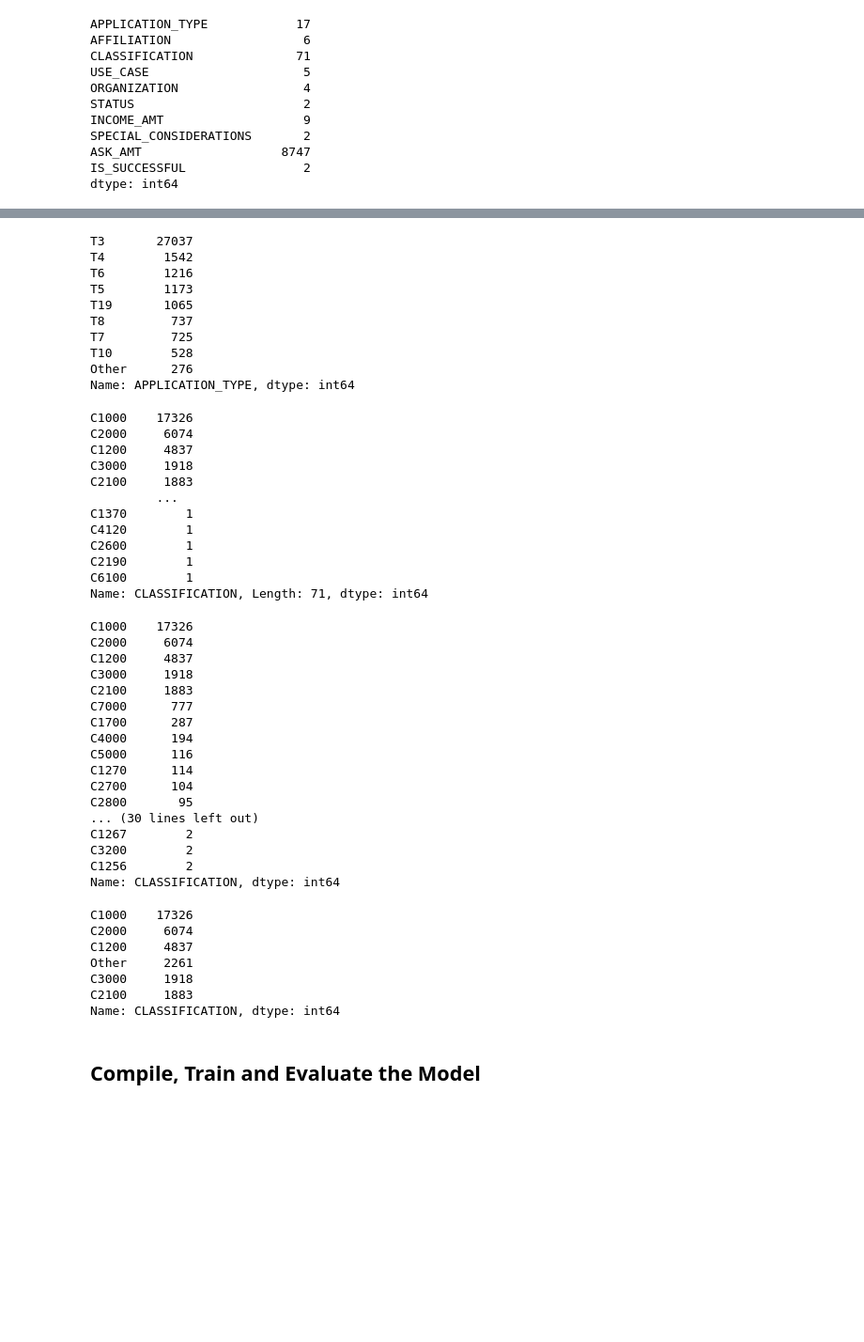
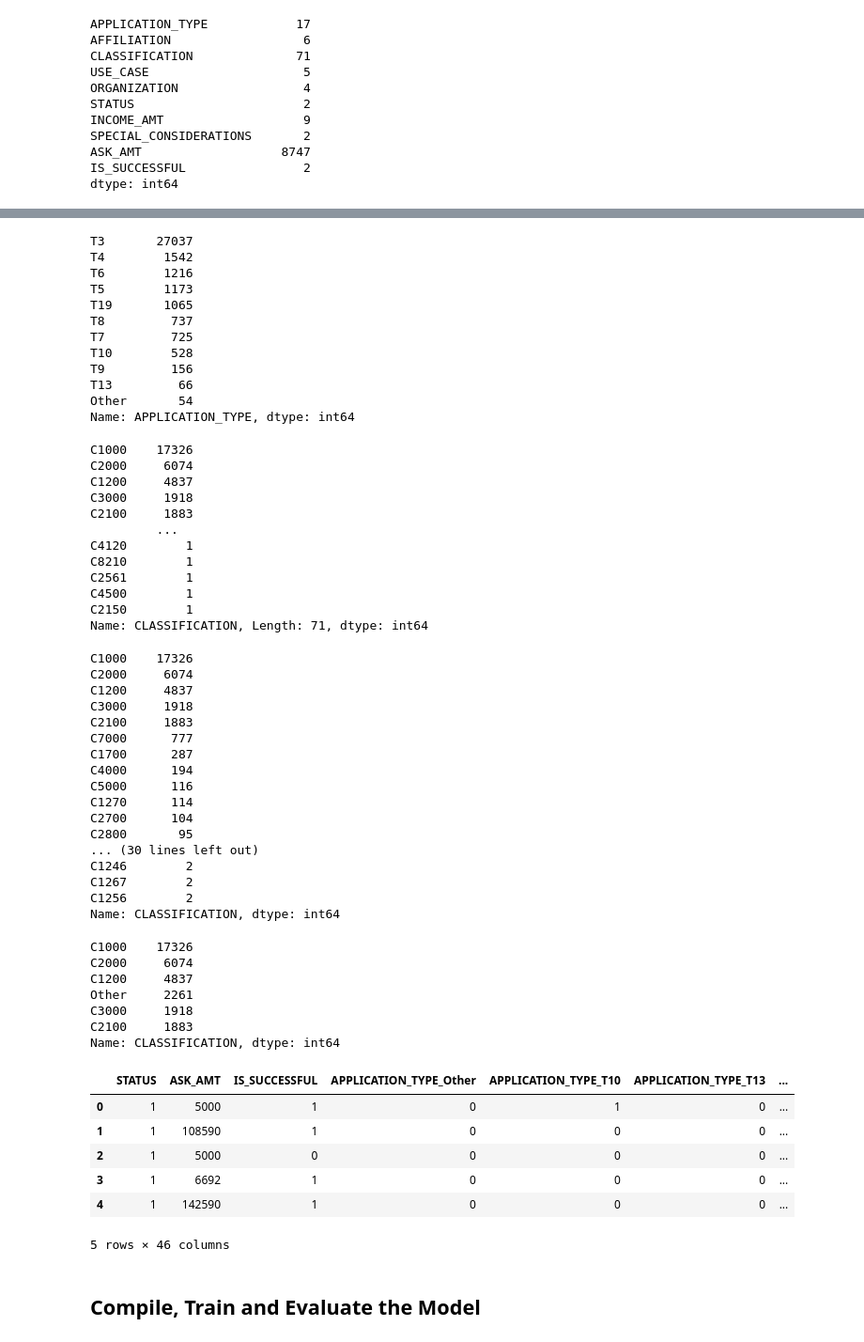
Before and after one commit to ryankracaw/deep-learning-challenge, a Jupyter notebook: Kracaw_Code.ipynb, the cells around one changed output, grey strips where cells are left out. Shown: that part at 94% size. Cells and saved outputs as stored; diff of their text form; code cells hidden in the pictures; blank space fills up the shorter version.

```diff
--- a/Kracaw_Code.ipynb
+++ b/Kracaw_Code.ipynb
@@ -38,7 +53,8 @@ IS_SUCCESSFUL                2
 dtype: int64
 # %%
 # Look at APPLICATION_TYPE value counts for binning
-#  YOUR CODE GOES HERE
+app_type_counts = application_df['APPLICATION_TYPE'].value_counts()
+app_type_counts
 # %% [output]
 T3     27037
 T4      1542
@@ -61,7 +77,8 @@ Name: APPLICATION_TYPE, dtype: int64
 # %%
 # Choose a cutoff value and create a list of application types to be replaced
 # use the variable name `application_types_to_replace`
-#  YOUR CODE GOES HERE
+application_types_to_replace = list(app_type_counts.iloc[10:].index)
+cutoff_value = 66
 
 # Replace in dataframe
 for app in application_types_to_replace:
@@ -78,11 +95,15 @@ T19       1065
 T8         737
 T7         725
 T10        528
-Other      276
+T9         156
+T13         66
+Other       54
 Name: APPLICATION_TYPE, dtype: int64
 # %%
 # Look at CLASSIFICATION value counts for binning
-#  YOUR CODE GOES HERE
+# Look at CLASSIFICATION value counts for binning
+classification_types = application_df['CLASSIFICATION'].value_counts()
+classification_types
 # %% [output]
 C1000    17326
 C2000     6074
@@ -90,15 +111,16 @@ C1200     4837
 C3000     1918
 C2100     1883
          ...
-C1370        1
 C4120        1
-C2600        1
-C2190        1
-C6100        1
+C8210        1
+C2561        1
+C4500        1
+C2150        1
 Name: CLASSIFICATION, Length: 71, dtype: int64
 # %%
 # You may find it helpful to look at CLASSIFICATION value counts >1
-#  YOUR CODE GOES HERE
+classifications_cleaned = classification_types.loc[classification_types > 1]
+classifications_cleaned
 # %% [output]
 C1000    17326
 C2000     6074
@@ -113,14 +135,15 @@ C1270      114
 C2700      104
 C2800       95
 ... (30 lines left out)
+C1246        2
 C1267        2
-C3200        2
 C1256        2
 Name: CLASSIFICATION, dtype: int64
 # %%
 # Choose a cutoff value and create a list of classifications to be replaced
 # use the variable name `classifications_to_replace`
-#  YOUR CODE GOES HERE
+classifications_to_replace = list(classification_types.iloc[5:].index)
+cutoff_value_classifications = 1883
 
 # Replace in dataframe
 for cls in classifications_to_replace:
@@ -138,6 +161,15 @@ C2100     1883
 Name: CLASSIFICATION, dtype: int64
 # %%
 # Convert categorical data to numeric with `pd.get_dummies`
-#  YOUR CODE GOES HERE
+dummies = pd.get_dummies(application_df)
+dummies.head()
+# %% [output]
+|  | STATUS | ASK_AMT | IS_SUCCESSFUL | APPLICATION_TYPE_Other | APPLICATION_TYPE_T10 | APPLICATION_TYPE_T13 | ... |
+| 0 | 1 | 5000 | 1 | 0 | 1 | 0 | ... |
+| 1 | 1 | 108590 | 1 | 0 | 0 | 0 | ... |
+| 2 | 1 | 5000 | 0 | 0 | 0 | 0 | ... |
+| 3 | 1 | 6692 | 1 | 0 | 0 | 0 | ... |
+| 4 | 1 | 142590 | 1 | 0 | 0 | 0 | ... |
+5 rows × 46 columns
 # %%
 # Split our preprocessed data into our features and target arrays
```
Also changed, not shown: parts of 4 cells of this notebook.
